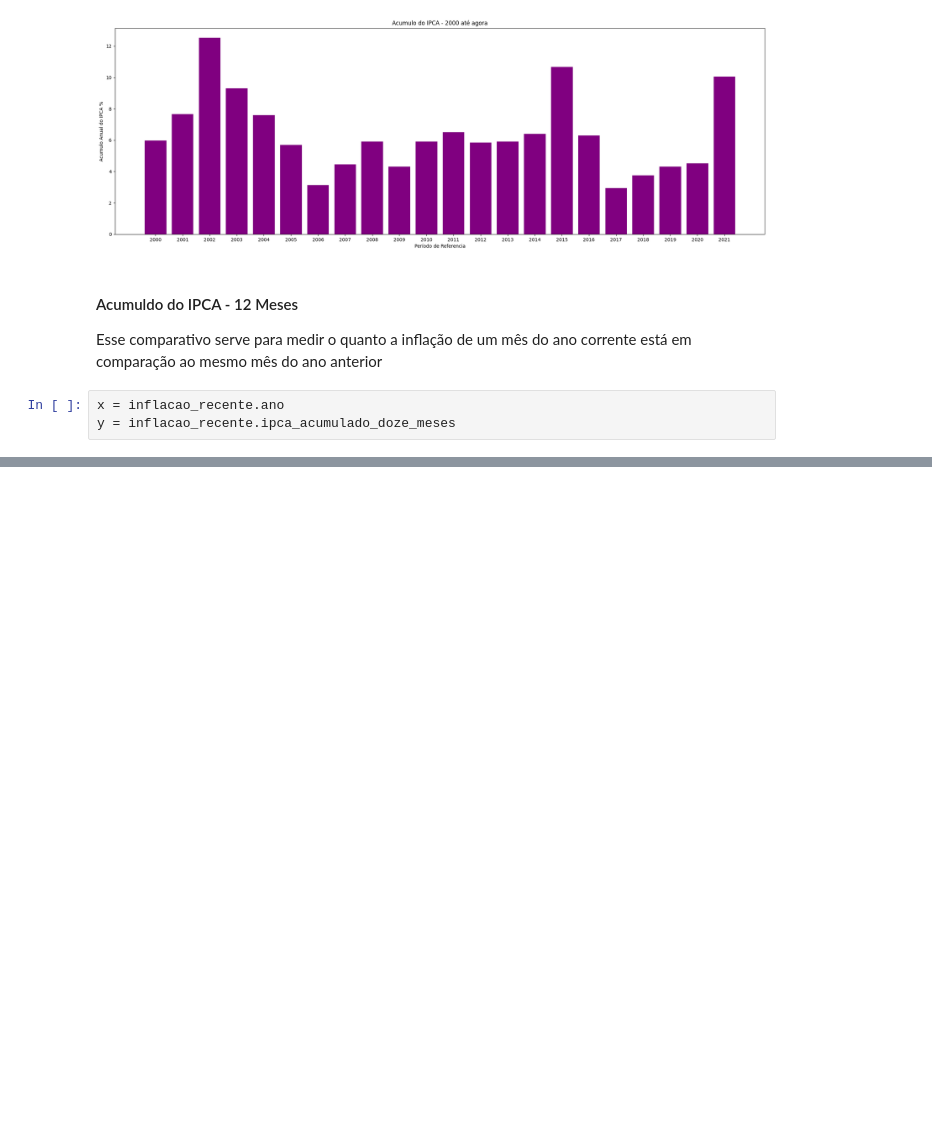
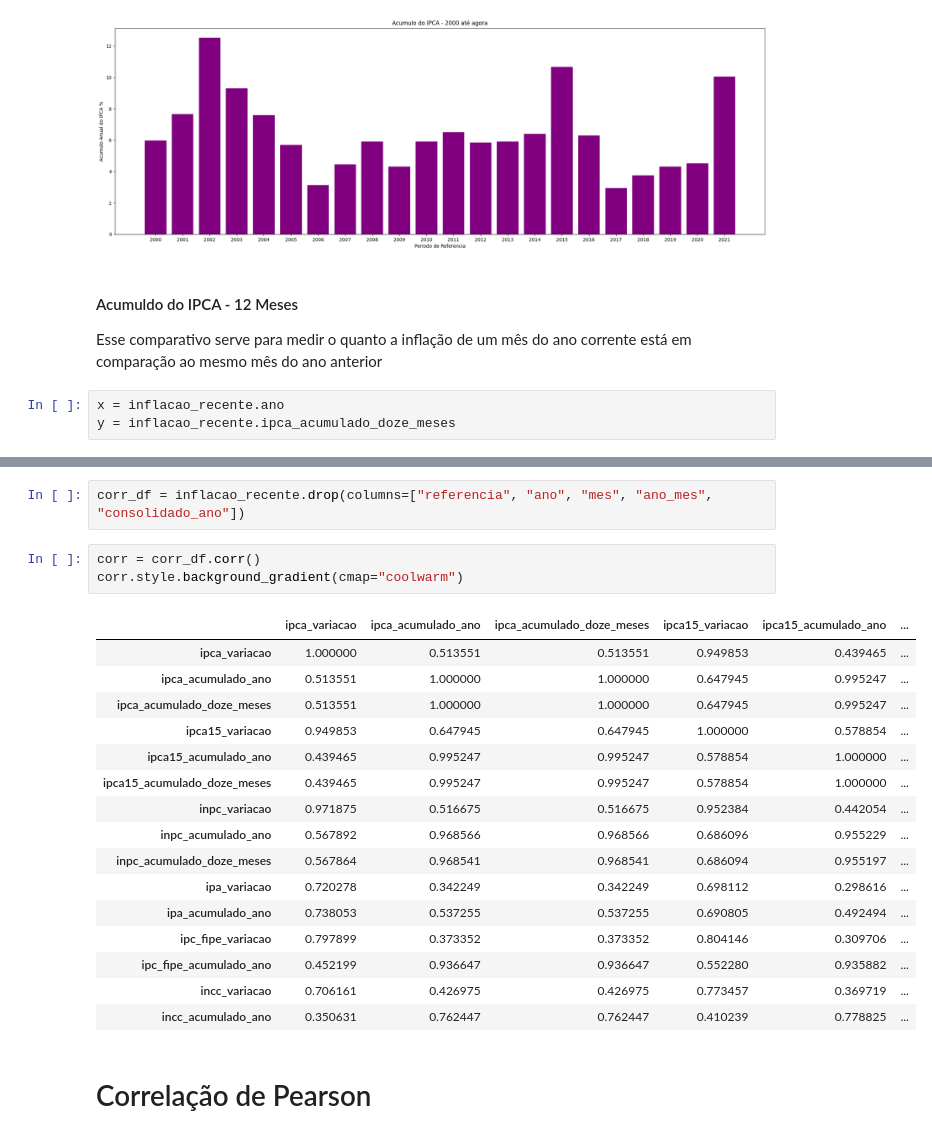
Before and after one commit to msfidelis/machine-learning-field-notes, a Jupyter notebook: python/notebooks/Estatistica/Correlações.ipynb, the cells around one changed output, grey strips where cells are left out. Cells and saved outputs as stored; diff of their text form; blank space fills up the shorter version.

```diff
--- a/python/notebooks/Estatistica/Correlações.ipynb
+++ b/python/notebooks/Estatistica/Correlações.ipynb
@@ -164,0 +175,24 @@ plt.show()
+# %%
+corr_df = inflacao_recente.drop(columns=["referencia", "ano", "mes", "ano_mes", "consolidado_ano"])
+# %%
+corr = corr_df.corr()
+corr.style.background_gradient(cmap="coolwarm")
+# %% [output]
+|  | ipca_variacao | ipca_acumulado_ano | ipca_acumulado_doze_meses | ipca15_variacao | ipca15_acumulado_ano | ... |
+| ipca_variacao | 1.000000 | 0.513551 | 0.513551 | 0.949853 | 0.439465 | ... |
+| ipca_acumulado_ano | 0.513551 | 1.000000 | 1.000000 | 0.647945 | 0.995247 | ... |
+| ipca_acumulado_doze_meses | 0.513551 | 1.000000 | 1.000000 | 0.647945 | 0.995247 | ... |
+| ipca15_variacao | 0.949853 | 0.647945 | 0.647945 | 1.000000 | 0.578854 | ... |
+| ipca15_acumulado_ano | 0.439465 | 0.995247 | 0.995247 | 0.578854 | 1.000000 | ... |
+| ipca15_acumulado_doze_meses | 0.439465 | 0.995247 | 0.995247 | 0.578854 | 1.000000 | ... |
+| inpc_variacao | 0.971875 | 0.516675 | 0.516675 | 0.952384 | 0.442054 | ... |
+| inpc_acumulado_ano | 0.567892 | 0.968566 | 0.968566 | 0.686096 | 0.955229 | ... |
+| inpc_acumulado_doze_meses | 0.567864 | 0.968541 | 0.968541 | 0.686094 | 0.955197 | ... |
+| ipa_variacao | 0.720278 | 0.342249 | 0.342249 | 0.698112 | 0.298616 | ... |
+| ipa_acumulado_ano | 0.738053 | 0.537255 | 0.537255 | 0.690805 | 0.492494 | ... |
+| ipc_fipe_variacao | 0.797899 | 0.373352 | 0.373352 | 0.804146 | 0.309706 | ... |
+| ipc_fipe_acumulado_ano | 0.452199 | 0.936647 | 0.936647 | 0.552280 | 0.935882 | ... |
+| incc_variacao | 0.706161 | 0.426975 | 0.426975 | 0.773457 | 0.369719 | ... |
+| incc_acumulado_ano | 0.350631 | 0.762447 | 0.762447 | 0.410239 | 0.778825 | ... |
+# %% [markdown]
+# Correlação de Pearson
```
Also changed, not shown: parts of 25 cells of this notebook, 3 other files.
